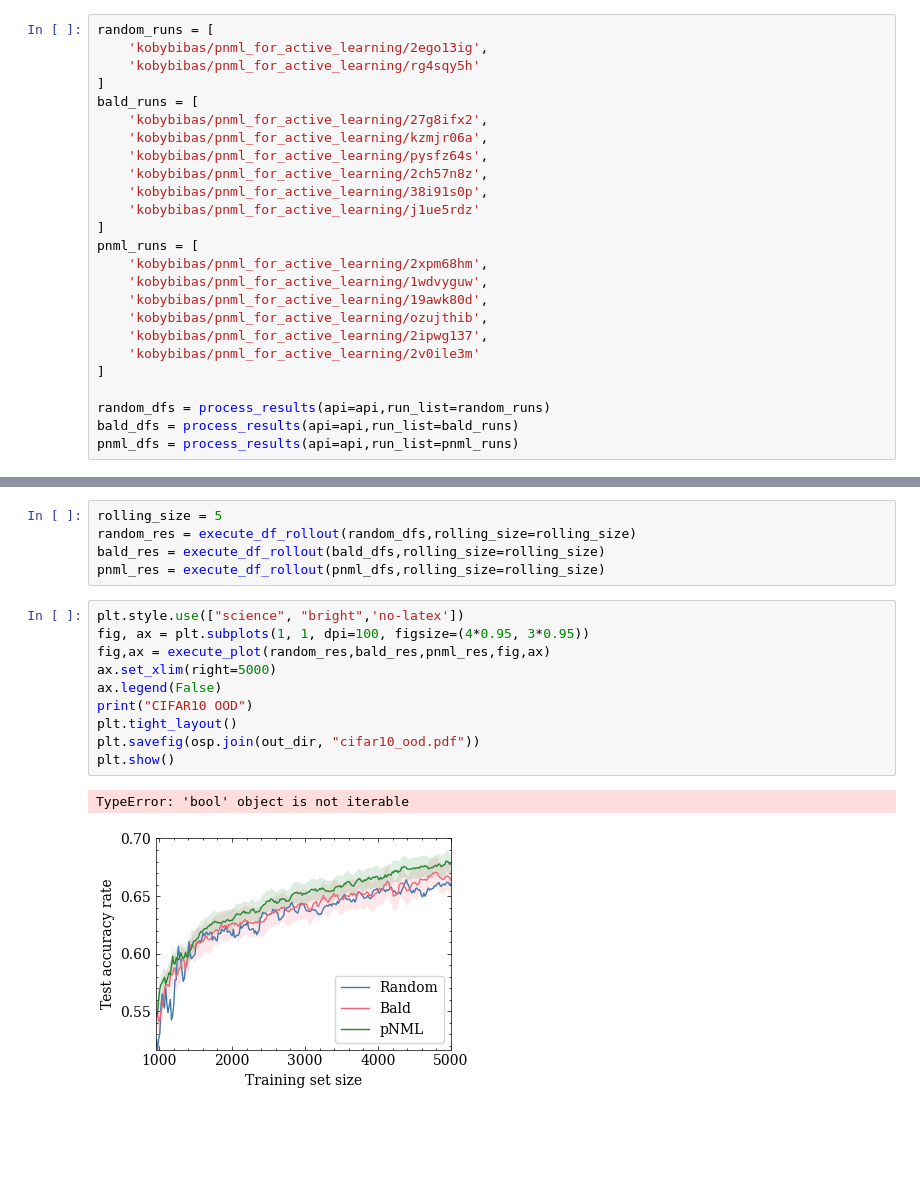
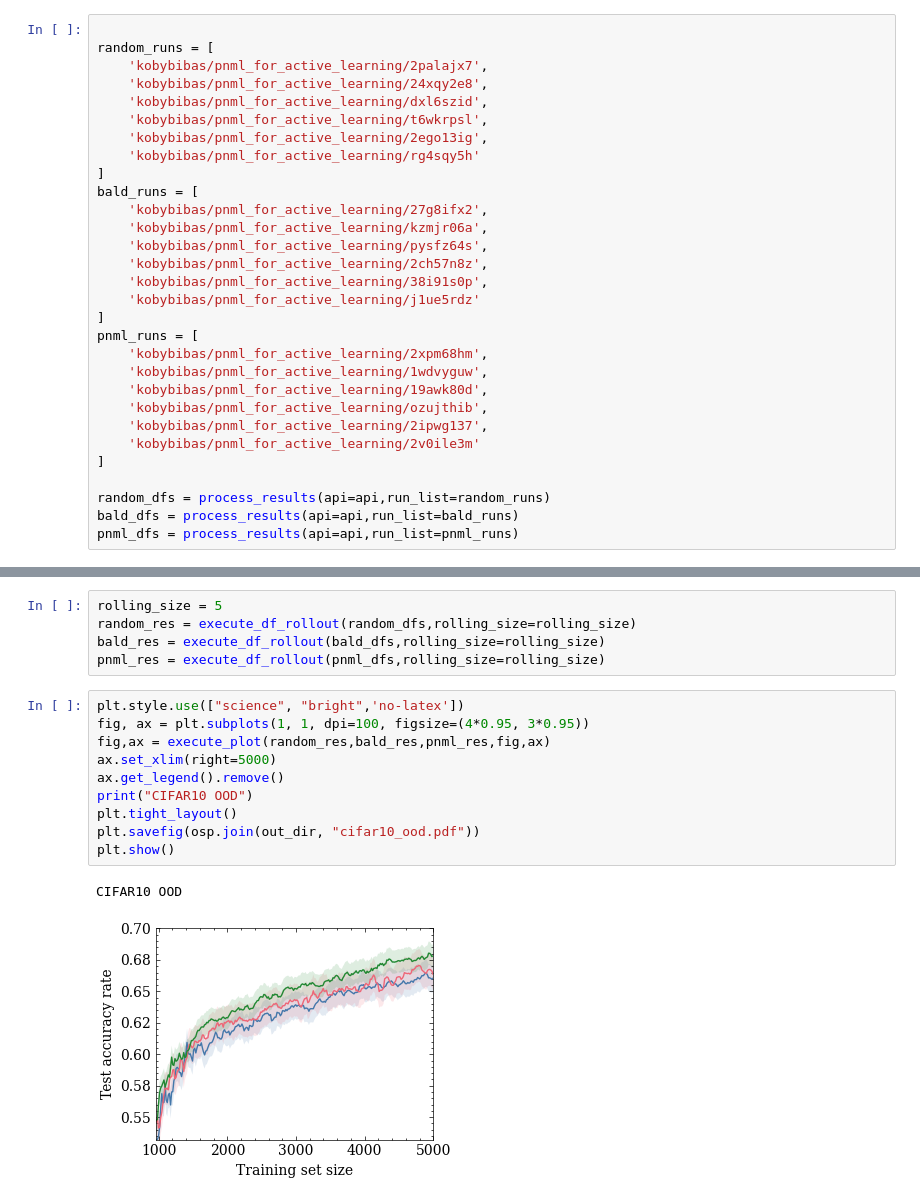
Before and after one commit to kobybibas/pnml_for_active_learning, a Jupyter notebook: notebooks/plot_cifar10_ood.ipynb, the cells around one changed output, grey strips where cells are left out. Saved outputs shown, nothing was run; the diff lists cells and outputs as text; blank space fills up the shorter version.

Commit message:
Plot utils

```diff
--- a/notebooks/plot_cifar10_ood.ipynb
+++ b/notebooks/plot_cifar10_ood.ipynb
@@ -32,7 +32,12 @@ The autoreload extension is already loaded. To reload it, use:
 # %% [output]
 wandb: Currently logged in as: kobybibas. Use `wandb login --relogin` to force relogin
 # %%
+
 random_runs = [
+    'kobybibas/pnml_for_active_learning/2palajx7',
+    'kobybibas/pnml_for_active_learning/24xqy2e8',
+    'kobybibas/pnml_for_active_learning/dxl6szid',
+    'kobybibas/pnml_for_active_learning/t6wkrpsl',
     'kobybibas/pnml_for_active_learning/2ego13ig',
     'kobybibas/pnml_for_active_learning/rg4sqy5h'
 ]
@@ -79,13 +88,13 @@ pnml_res = execute_df_rollout(pnml_dfs,rolling_size=rolling_size)
 # %%
 plt.style.use(["science", "bright",'no-latex'])
 fig, ax = plt.subplots(1, 1, dpi=100, figsize=(4*0.95, 3*0.95))
 fig,ax = execute_plot(random_res,bald_res,pnml_res,fig,ax)
 ax.set_xlim(right=5000)
-ax.legend(False)
+ax.get_legend().remove()
 print("CIFAR10 OOD")
 plt.tight_layout()
 plt.savefig(osp.join(out_dir, "cifar10_ood.pdf"))
 plt.show()
 # %% [output]
-TypeError: 'bool' object is not iterable
+CIFAR10 OOD
-[figure, old version]
+[figure, new version]
```
Also changed, not shown: parts of 1 cell of this notebook, 3 other files.
